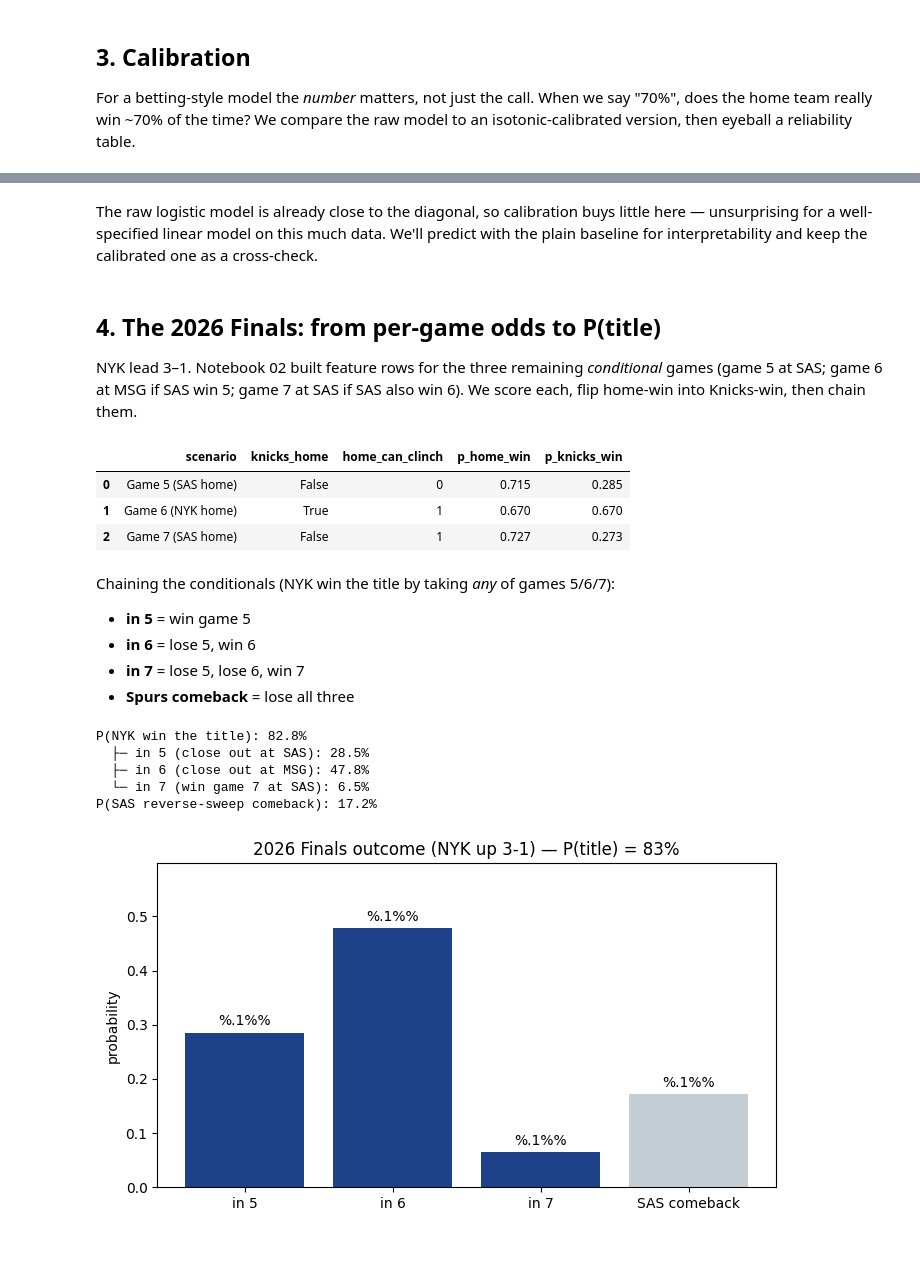
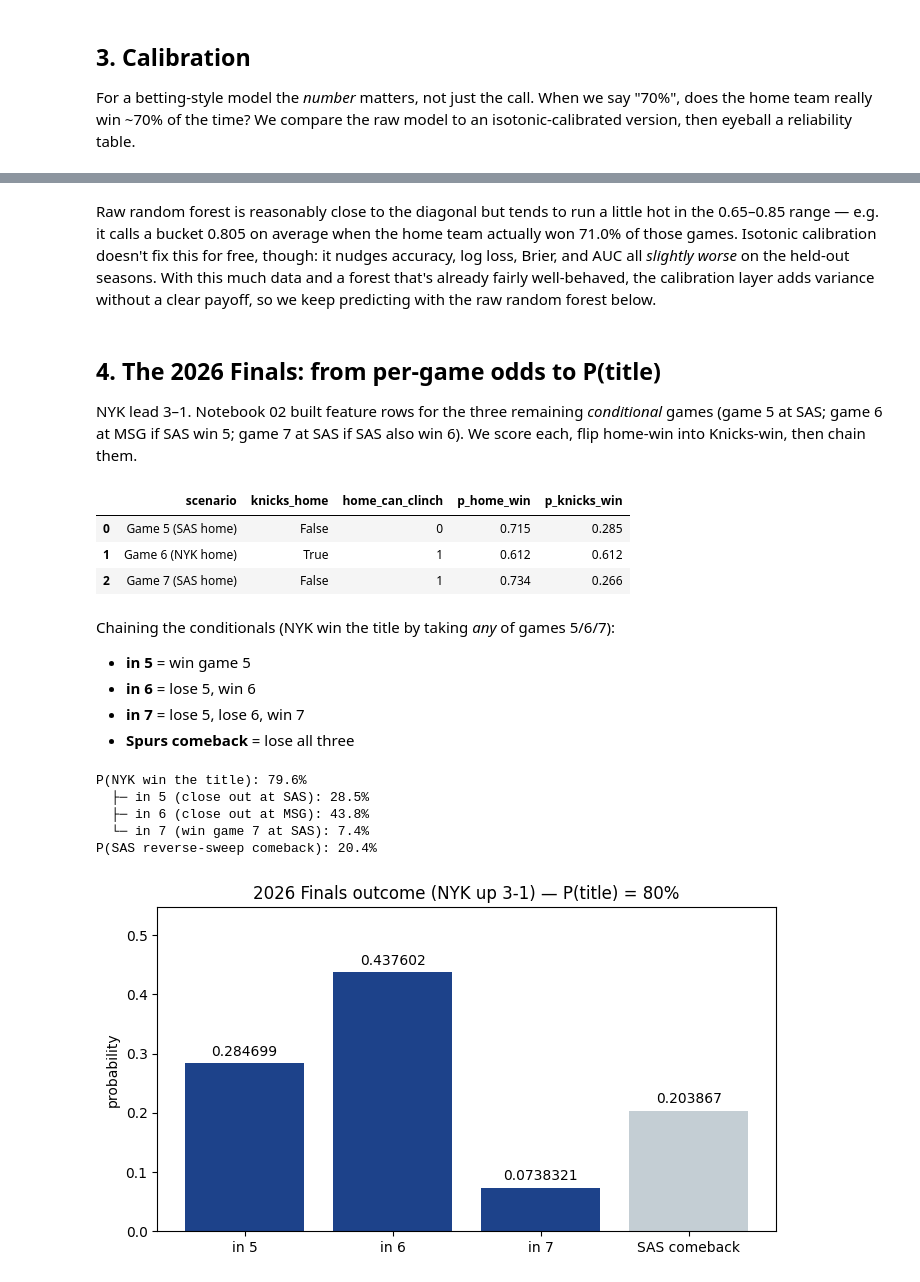
Before and after one commit to madeleinetwang/knicks-in-six, a Jupyter notebook: 03_model.ipynb, the cells around one changed output, grey strips where cells are left out. Drawn from its saved outputs; the diff is of its cells as text; code cells hidden in the pictures; blank space fills up the shorter version.

Commit message:
ui fixes and model fixes

```diff
--- a/03_model.ipynb
+++ b/03_model.ipynb
@@ -131,10 +185,10 @@ pd.DataFrame([
 
 For a betting-style model the *number* matters, not just the call. When we say "70%", does the home team really win ~70% of the time? We compare the raw model to an isotonic-calibrated version, then eyeball a reliability table.
 # %%
-calibrated = M.train_calibrated(train, method="isotonic")
+calibrated = M.train_calibrated(train, estimator=M.make_random_forest(), method="isotonic")
 
 cal_results = pd.DataFrame([
-    M.evaluate(model, test, "logistic regression"),
+    M.evaluate(model, test, "random forest"),
     M.evaluate(calibrated, test, "calibrated (isotonic)"),
 ]).set_index("model")
 cal_results.round(4)
@@ -174,5 +226,5 @@ plt.show()
 # %% [markdown]
-The raw logistic model is already close to the diagonal, so calibration buys little here — unsurprising for a well-specified linear model on this much data. We'll predict with the plain baseline for interpretability and keep the calibrated one as a cross-check.
+Raw random forest is reasonably close to the diagonal but tends to run a little hot in the 0.65–0.85 range — e.g. it calls a bucket 0.805 on average when the home team actually won 71.0% of those games. Isotonic calibration doesn't fix this for free, though: it nudges accuracy, log loss, Brier, and AUC all *slightly worse* on the held-out seasons. With this much data and a forest that's already fairly well-behaved, the calibration layer adds variance without a clear payoff, so we keep predicting with the raw random forest below.
 # %% [markdown]
 ## 4. The 2026 Finals: from per-game odds to P(title)
 
@@ -184,8 +236,8 @@ scored[["scenario", "knicks_home", "home_can_clinch", "p_home_win", "p_knicks_wi
 # %% [output]
 |  | scenario | knicks_home | home_can_clinch | p_home_win | p_knicks_win |
 | 0 | Game 5 (SAS home) | False | 0 | 0.715 | 0.285 |
-| 1 | Game 6 (NYK home) | True | 1 | 0.670 | 0.670 |
-| 2 | Game 7 (SAS home) | False | 1 | 0.727 | 0.273 |
+| 1 | Game 6 (NYK home) | True | 1 | 0.612 | 0.612 |
+| 2 | Game 7 (SAS home) | False | 1 | 0.734 | 0.266 |
 # %% [markdown]
 Chaining the conditionals (NYK win the title by taking *any* of games 5/6/7):
 
@@ -202,26 +254,26 @@ print(f"  ├─ in 6 (close out at MSG): {outcome['p_in_6']:.1%}")
 print(f"  └─ in 7 (win game 7 at SAS): {outcome['p_in_7']:.1%}")
 print(f"P(SAS reverse-sweep comeback): {outcome['p_spurs_comeback']:.1%}")
 # %% [output]
-P(NYK win the title): 82.8%
+P(NYK win the title): 79.6%
   ├─ in 5 (close out at SAS): 28.5%
-  ├─ in 6 (close out at MSG): 47.8%
-  └─ in 7 (win game 7 at SAS): 6.5%
-P(SAS reverse-sweep comeback): 17.2%
+  ├─ in 6 (close out at MSG): 43.8%
+  └─ in 7 (win game 7 at SAS): 7.4%
+P(SAS reverse-sweep comeback): 20.4%
 # %%
 labels = ["in 5", "in 6", "in 7", "SAS comeback"]
 vals = [outcome["p_in_5"], outcome["p_in_6"], outcome["p_in_7"], outcome["p_spurs_comeback"]]
 colors = ["#1d428a", "#1d428a", "#1d428a", "#c4ced4"]
 
 fig, ax = plt.subplots(figsize=(7, 4))
 bars = ax.bar(labels, vals, color=colors)
-ax.bar_label(bars, fmt="%.1%%", padding=3)
+ax.bar_label(bars, padding=3)
 ax.set_ylabel("probability")
 ax.set_ylim(0, max(vals) * 1.25)
 ax.set_title(f"2026 Finals outcome (NYK up 3-1) — P(title) = {outcome['p_title']:.0%}")
 plt.tight_layout()
 plt.show()
 # %% [output]
-[figure, old version]
+[figure, new version]
 # %% [markdown]
 ## Takeaways & next steps
 
```
Also changed, not shown: parts of 11 cells of this notebook, 4 other files.
